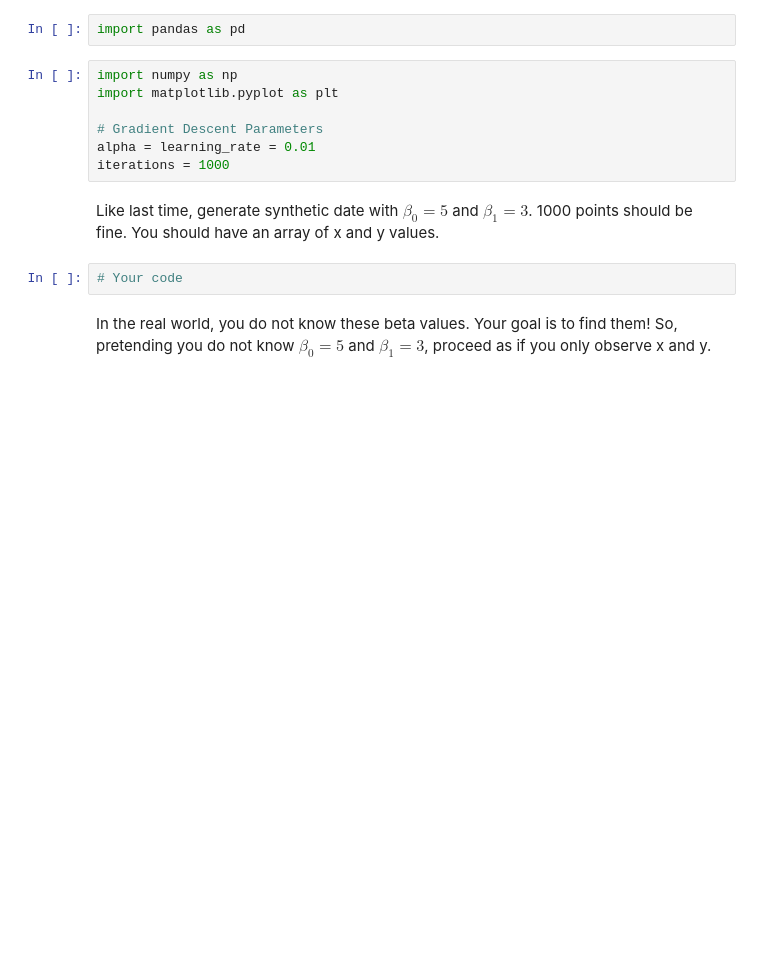
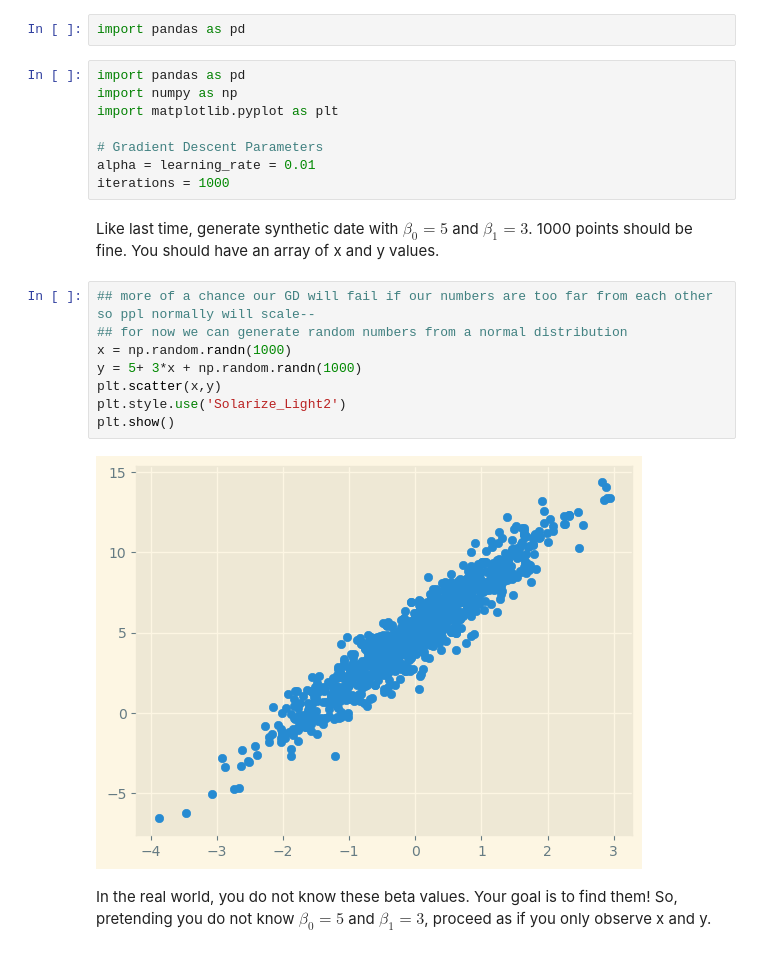
Before and after one commit to victoralexandermoreno/QSS45, a Jupyter notebook: Unit_3-Gradient Descent_Blank.ipynb, the cells around one changed output. Saved outputs shown, nothing was run; the diff lists cells and outputs as text; blank space fills up the shorter version.

```diff
--- a/Unit_3-Gradient Descent_Blank.ipynb
+++ b/Unit_3-Gradient Descent_Blank.ipynb
@@ -1,6 +1,7 @@
 # %%
 import pandas as pd
 # %%
+import pandas as pd
 import numpy as np
 import matplotlib.pyplot as plt
 
@@ -10,7 +11,15 @@ iterations = 1000
 # %% [markdown]
 Like last time, generate synthetic date with $\beta_0 = 5$ and $\beta_1 = 3$. 1000 points should be fine. You should have an array of x and y values.
 # %%
-# Your code
+## more of a chance our GD will fail if our numbers are too far from each other so ppl normally will scale--
+## for now we can generate random numbers from a normal distribution
+x = np.random.randn(1000)
+y = 5+ 3*x + np.random.randn(1000)
+plt.scatter(x,y)
+plt.style.use('Solarize_Light2')
+plt.show()
+# %% [output]
+[figure, added]
 # %% [markdown]
 In the real world, you do not know these beta values. Your goal is to find them! So, pretending you do not know $\beta_0 = 5$ and $\beta_1 = 3$, proceed as if you only observe x and y.
 # %% [markdown]
```
Also changed, not shown: parts of 10 cells of this notebook, 1 other file.
